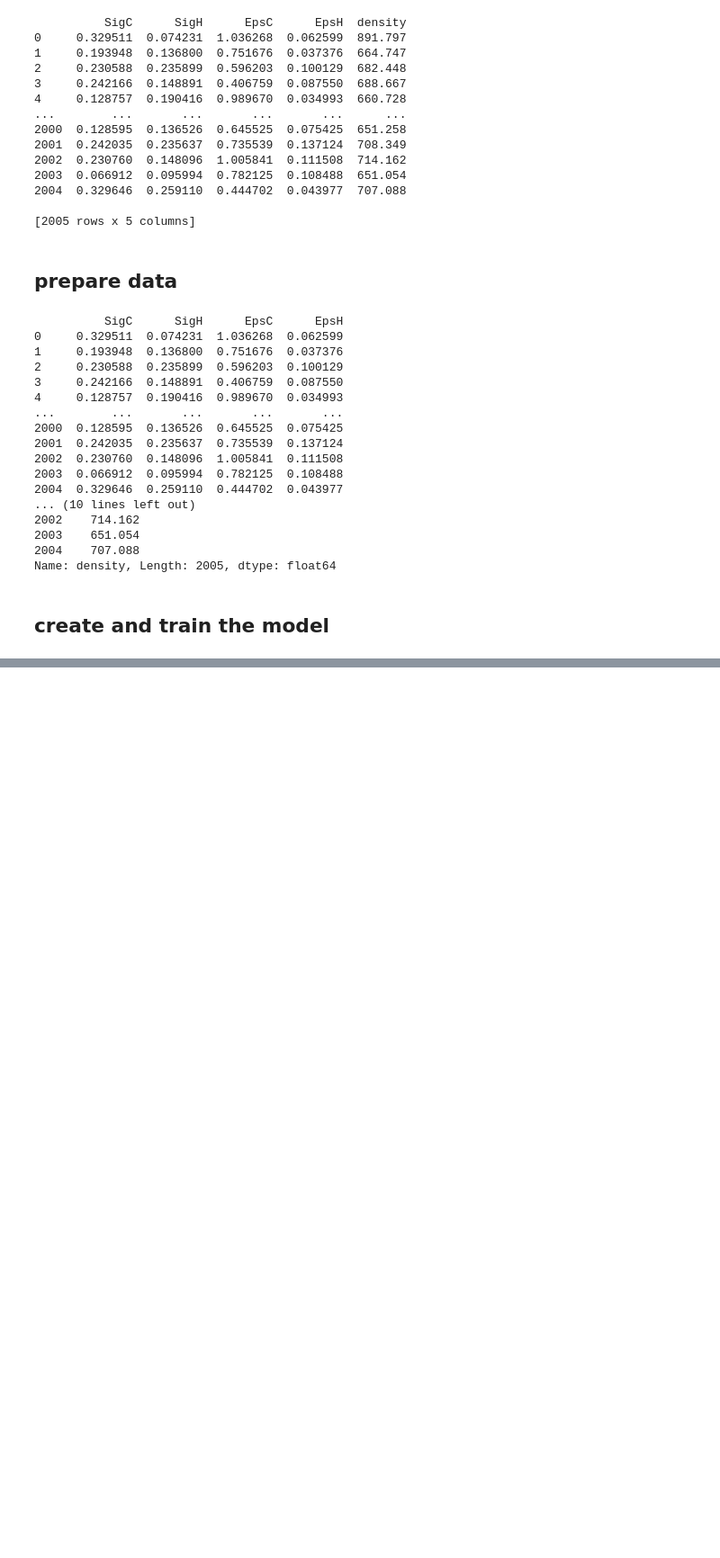
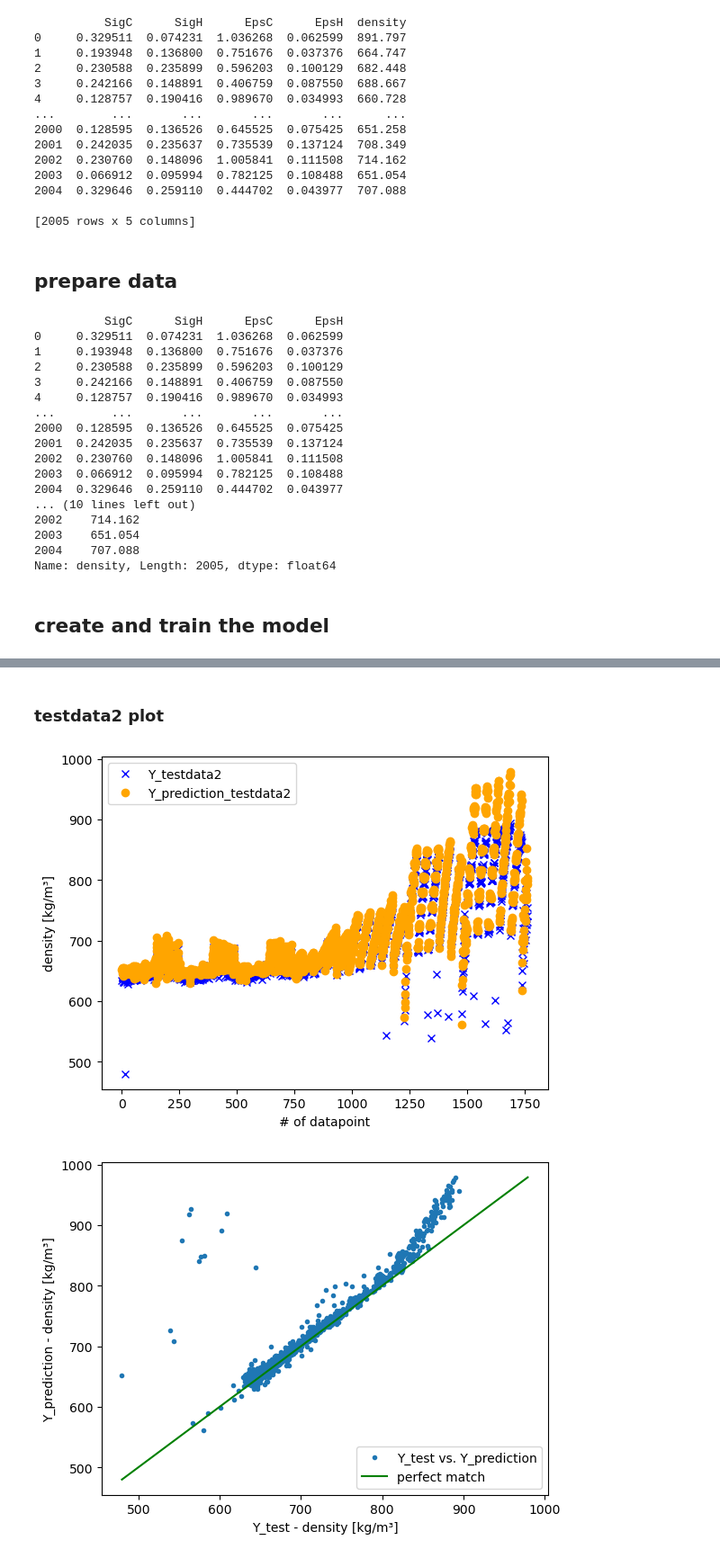
Before and after one commit to rstrickstrock/ML_density-model, a Jupyter notebook: 02.2_polynomial-regression/02.2_polynomial_regression.ipynb, the cells around one changed output, grey strips where cells are left out. Shown: that part at 90% size. Cells and saved outputs as stored; diff of their text form; code cells hidden in the pictures; blank space fills up the shorter version.

```diff
--- a/02.2_polynomial-regression/02.2_polynomial_regression.ipynb
+++ b/02.2_polynomial-regression/02.2_polynomial_regression.ipynb
@@ -114,0 +265,27 @@ Y_test:
+# %% [markdown]
+### testdata2 plot
+# %%
+#print(f'{len(Y_testdata2.to_numpy())}')
+#print(f'{len(Y_prediction_testdata2)}')
+#print(f'{Y_testdata2.to_numpy()}')
+#print(f'{Y_prediction_testdata2}')
+
+plt.plot(Y_testdata2.to_numpy(), 'x', color='blue', label='Y_testdata2')
+plt.plot(Y_prediction_testdata2, 'o', color='orange', label='Y_prediction_testdata2')
+plt.xlabel('# of datapoint')
+plt.ylabel('density [kg/m³]')
+plt.legend()
+
+plt.figure()
+dens_min = min(min(Y_testdata2.to_numpy()), min(Y_prediction_testdata2))
+dens_max = max(max(Y_testdata2.to_numpy()), max(Y_prediction_testdata2))
+plt.plot(Y_testdata2.to_numpy(), Y_prediction_testdata2, '.', label='Y_test vs. Y_prediction')
+plt.plot([dens_min, dens_max], [dens_min, dens_max], color='green', label='perfect match')
+plt.xlabel('Y_test - density [kg/m³]')
+plt.ylabel('Y_prediction - density [kg/m³]')
+plt.legend()
+
+plt.show()
+# %% [output]
+[figure, added]
+[figure, added]
```
Also changed, not shown: parts of 24 cells of this notebook, 3 other files.
